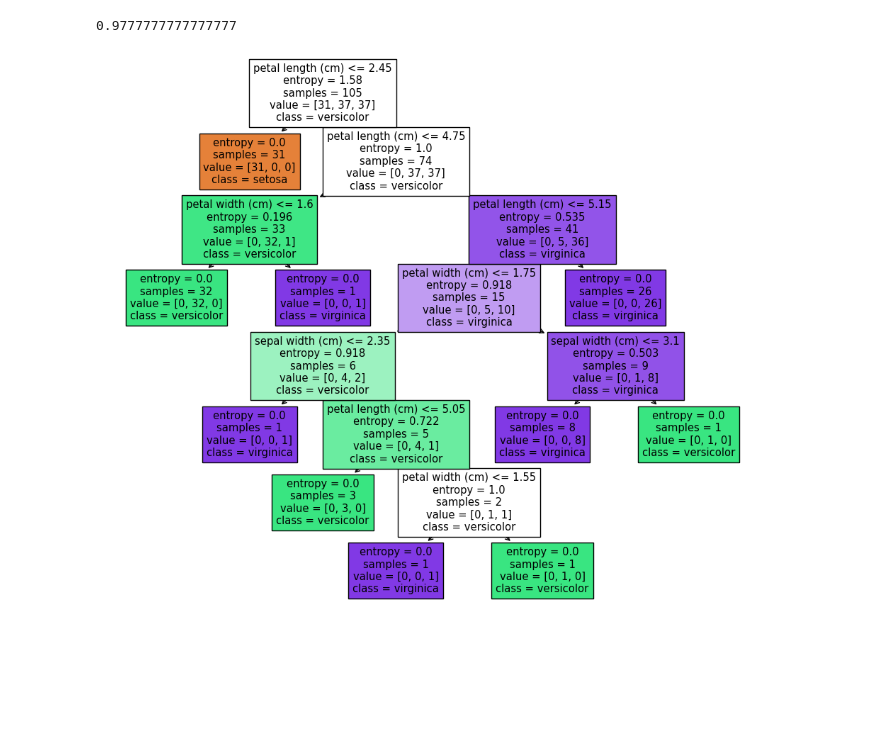
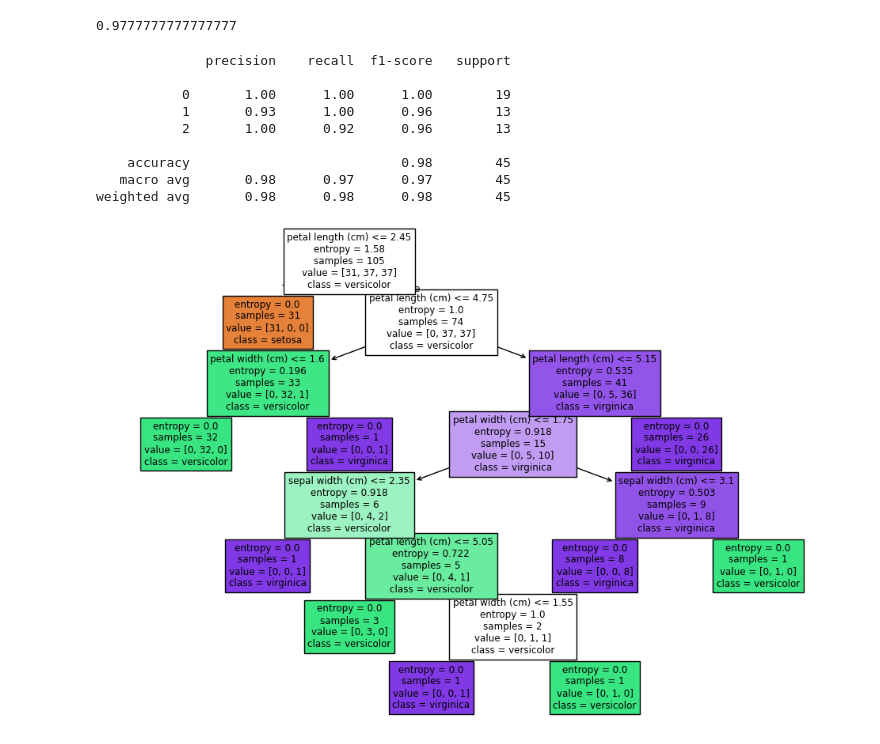
Before and after one commit to Chetty-Praneeth/ML, a Jupyter notebook: practice/decision_tree.ipynb, the cells around one changed output. Cells and saved outputs as stored; diff of their text form; code cells hidden in the pictures; blank space fills up the shorter version.

```diff
--- a/practice/decision_tree.ipynb
+++ b/practice/decision_tree.ipynb
@@ -25,9 +26,22 @@ score
 # %% [output]
 0.9777777777777777
 # %%
-# Plot the tree
-plt.figure(figsize=(12, 10))
-plot_tree(model, filled=True, feature_names=iris.feature_names, class_names=iris.target_names)
-plt.show()
+from sklearn.metrics import classification_report
+clss_report = classification_report(y_test,y_pred)
+print(clss_report)
 # %% [output]
-[figure, removed]
+              precision    recall  f1-score   support
+
+           0       1.00      1.00      1.00        19
+           1       0.93      1.00      0.96        13
+           2       1.00      0.92      0.96        13
+
+    accuracy                           0.98        45
+   macro avg       0.98      0.97      0.97        45
+weighted avg       0.98      0.98      0.98        45
+# %%
+plt.figure(figsize=(12,8))
+plot_tree(model,filled=True,feature_names=iris.feature_names,class_names=iris.target_names)
+plt.show()
+# %% [output]
+[figure, added]
```
Also changed, not shown: parts of 1 cell of this notebook, 1 other file.
